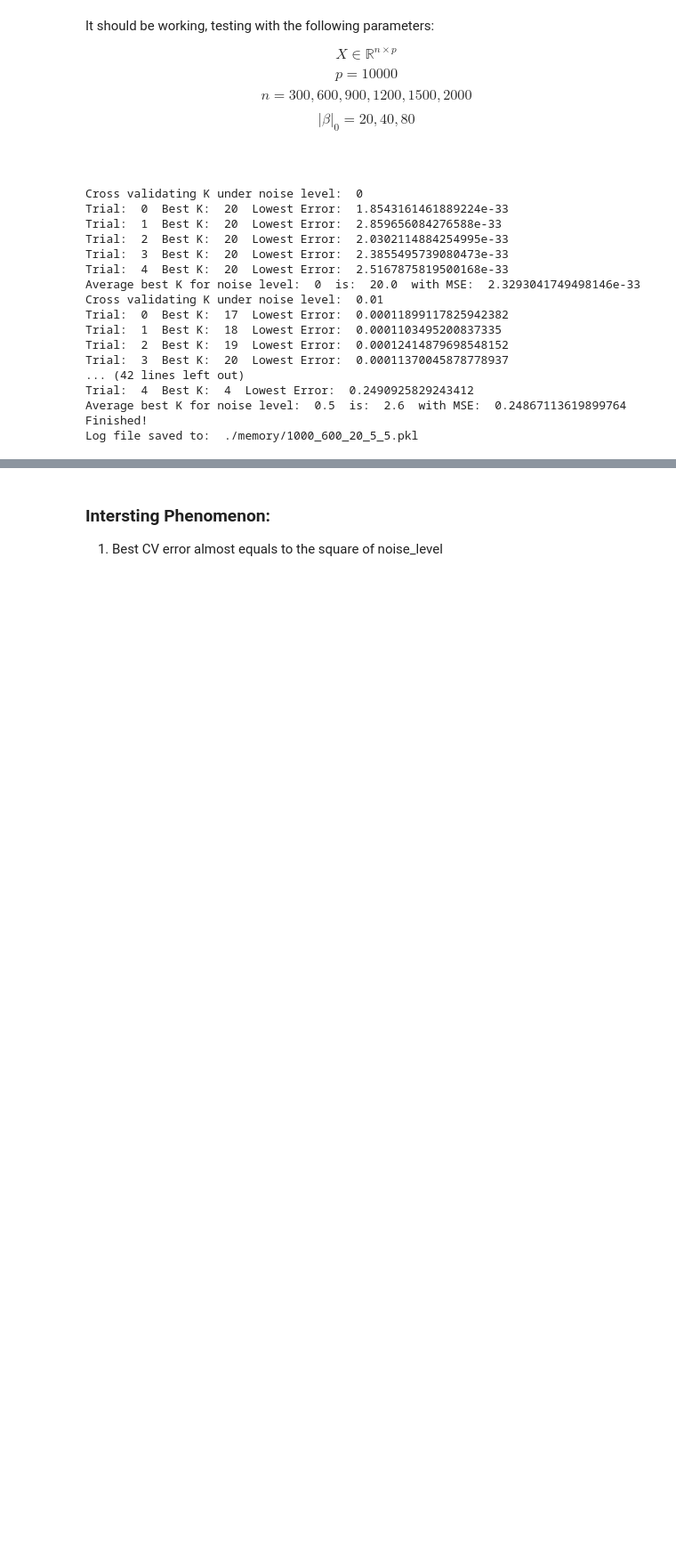
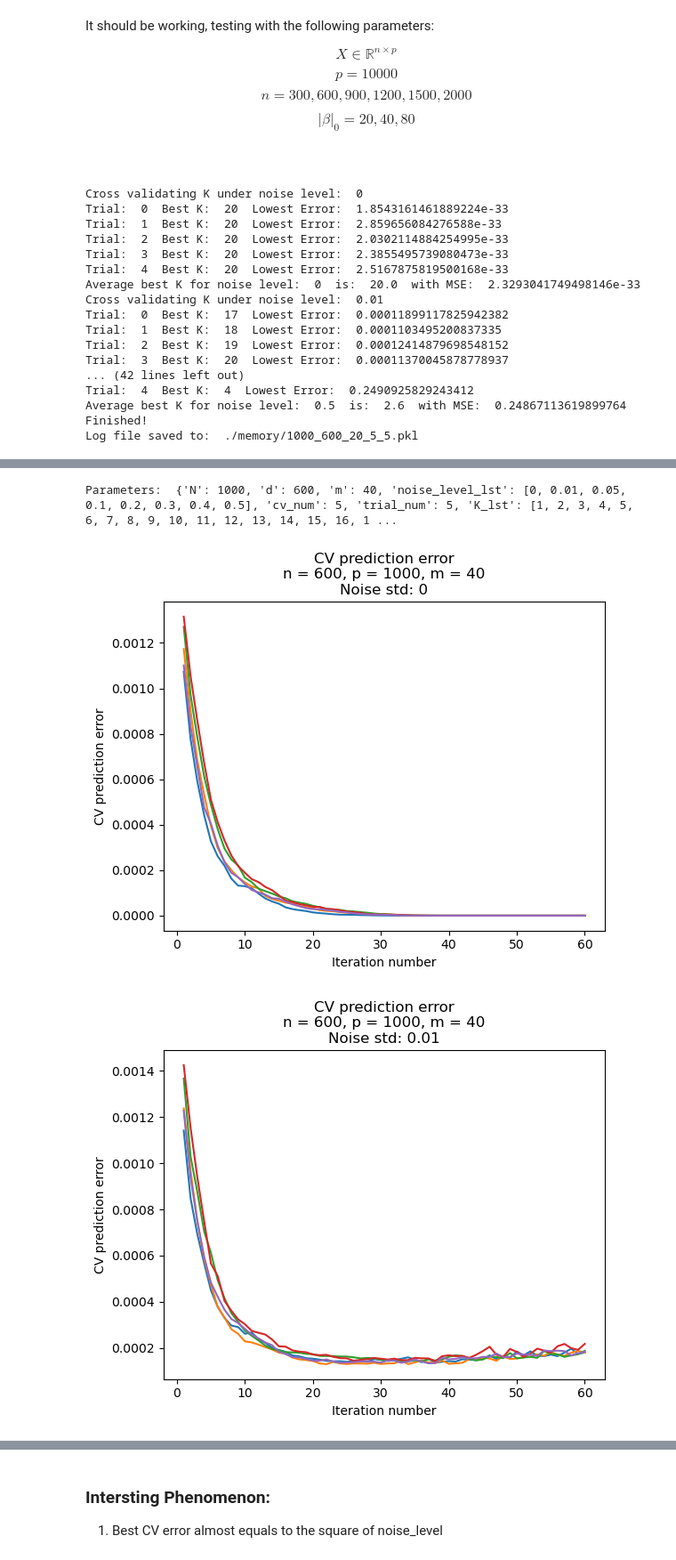
Before and after one commit to sleepysunny311/Projection_Pursuit_Summer, a Jupyter notebook: task3/task3_demo.ipynb, the cells around one changed output, grey strips where cells are left out. Shown: that part at 89% size. Drawn from its saved outputs; the diff is of its cells as text; code cells hidden in the pictures; blank space fills up the shorter version.

Commit message:
improve makeplot function, now can plot cv prediction error for each noise level separately

```diff
--- a/task3/task3_demo.ipynb
+++ b/task3/task3_demo.ipynb
@@ -225,7 +225,7 @@ Average best K for noise level:  0.5  is:  2.6  with MSE:  0.24867113619899764
 Finished!
 Log file saved to:  ./memory/1000_600_20_5_5.pkl
 # %%
-def makeplots(res_log, savefig = True):
+def makeplots(res_log, sep=False, savefig = True, ylim = None):
     if not os.path.exists('./images'):
         os.makedirs('./images')
 
@@ -253,6 +253,22 @@ def makeplots(res_log, savefig = True):
     # Generate plots
     ## First plot: Iteration number vs. CV prediction error for each noise level
     noise_level_lst = parameters['noise_level_lst']
+    if sep:
+        if not os.path.exists('./images/' + imgfolderPath + '/noise_sep'):
+            os.makedirs('./images/' + imgfolderPath + '/noise_sep')
+        # Plot the cv error for each K for each noise level in separate plots
+        # Each noise level has trial_num trials and we put them in the same plot
+        for i, noise_level in enumerate(noise_level_lst):
+            fig, ax = plt.subplots()
+            for j in range(trial_num):
+                plt.plot(K_lst, res_log['log'][i * trial_num + j]['cv_error_lst'])
+            plt.xlabel("Iteration number")
+            plt.ylabel("CV prediction error")
+            plt.title("CV prediction error\nn = " + str(parameters['d']) + ", p = " + str(parameters['N'])+ ", m = " + str(parameters['m'])+"\nNoise std: " + str(noise_level))
+            if savefig:
+                plt.savefig('./images/' + imgfolderPath + '/noise_sep/' + str(noise_level) + '_' + str(j) + '.png')
+            plt.show()
+    # Plot all noise level together no matter whther sep or not
     tmp = []
     for i in range(len(res_log['log'])):
         tmp.append([res_log['log'][i]['noise_level'], res_log['log'][i]['trial'], res_log['log'][i]['cv_error_lst']])
@@ -268,7 +284,10 @@ def makeplots(res_log, savefig = True):
     plt.legend(bbox_to_anchor=(1.05, 1), loc=2, borderaxespad=0.)
 
     ax.get_legend().set_title("Noise std")
-    plt.ylim([0, 0.5])
+    if ylim:
+        plt.ylim(ylim)
+    else:
+        plt.ylim([0, 0.5])
 
     plt.xlabel("Iteration number")
     plt.ylabel("CV prediction error")
@@ -303,0 +316,6 @@ Parameters:  {'N': 1000, 'd': 600, 'm': 20, 'noise_level_lst': [0, 0.01, 0.05, 0
+# %%
+makeplots("1000_600_40_5_5.pkl", sep = True, savefig = False)
+# %% [output]
+Parameters:  {'N': 1000, 'd': 600, 'm': 40, 'noise_level_lst': [0, 0.01, 0.05, 0.1, 0.2, 0.3, 0.4, 0.5], 'cv_num': 5, 'trial_num': 5, 'K_lst': [1, 2, 3, 4, 5, 6, 7, 8, 9, 10, 11, 12, 13, 14, 15, 16, 1 ...
+[figure, added]
+[figure, added]
```
Also changed, not shown: parts of 2 cells of this notebook, 2 other files.
